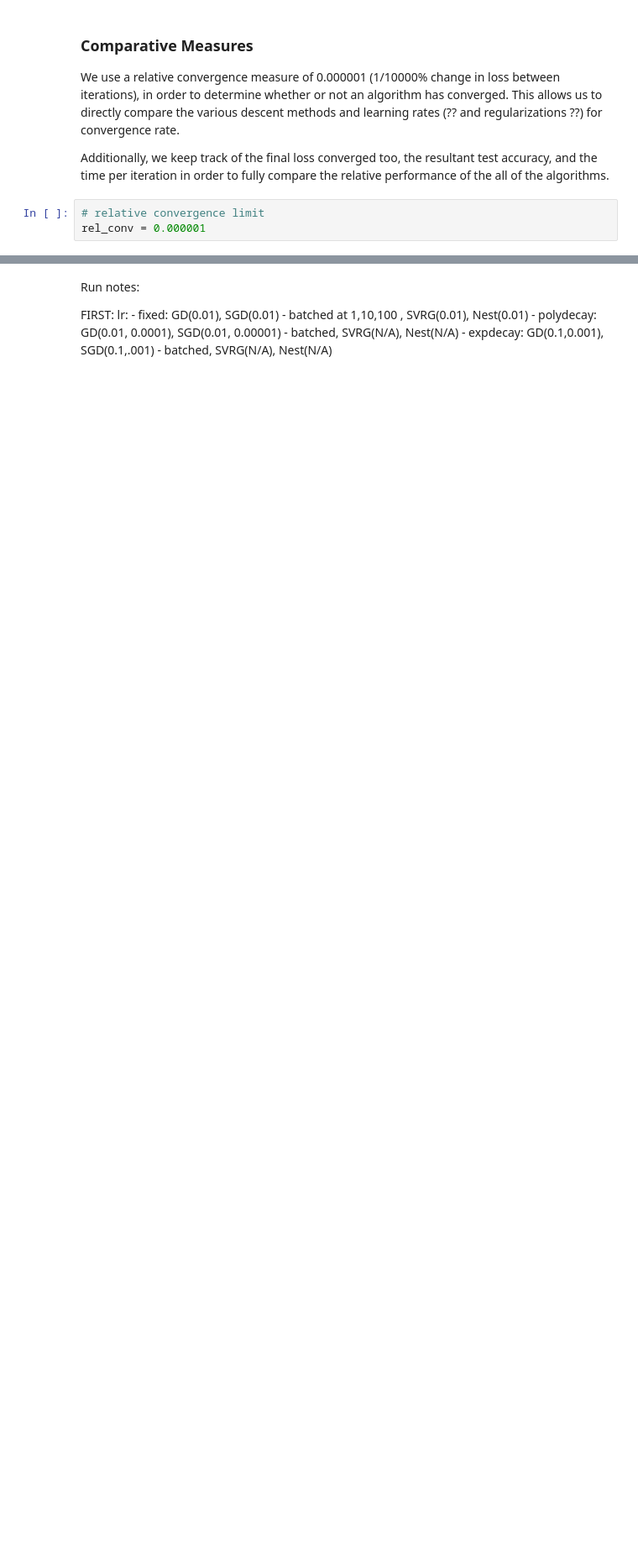
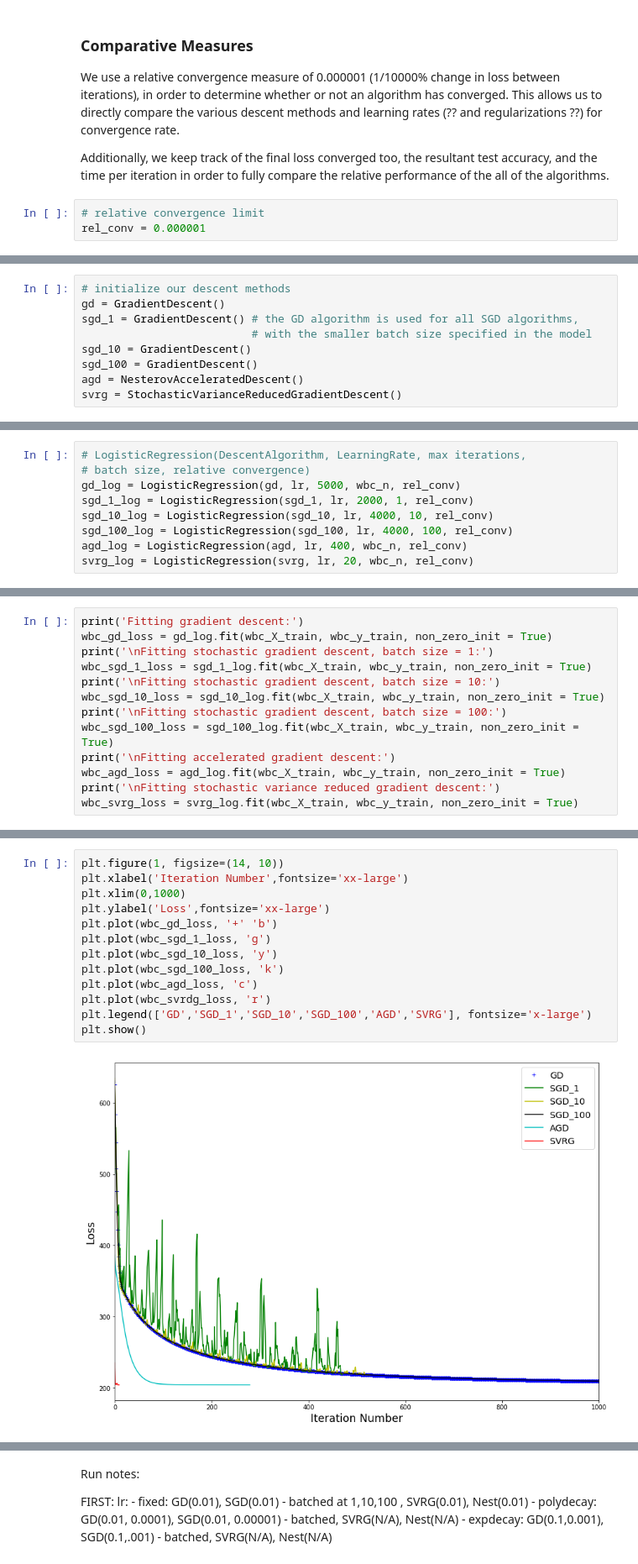
Before and after one commit to pklinkmueller/mlo_final_project, a Jupyter notebook: Logistic_Regression_Analysis.ipynb, the cells around one changed output, grey strips where cells are left out. Shown at 84% size. Saved outputs shown, nothing was run; the diff lists cells and outputs as text; blank space fills up the shorter version.

```diff
--- a/Logistic_Regression_Analysis.ipynb
+++ b/Logistic_Regression_Analysis.ipynb
@@ -46,0 +59,9 @@ rel_conv = 0.000001
+# %%
+# initialize our descent methods
+gd = GradientDescent()
+sgd_1 = GradientDescent() # the GD algorithm is used for all SGD algorithms,
+                          # with the smaller batch size specified in the model
+sgd_10 = GradientDescent()
+sgd_100 = GradientDescent()
+agd = NesterovAcceleratedDescent()
+svrg = StochasticVarianceReducedGradientDescent()
@@ -46,0 +70,9 @@ rel_conv = 0.000001
+# %%
+# LogisticRegression(DescentAlgorithm, LearningRate, max iterations,
+# batch size, relative convergence)
+gd_log = LogisticRegression(gd, lr, 5000, wbc_n, rel_conv)
+sgd_1_log = LogisticRegression(sgd_1, lr, 2000, 1, rel_conv)
+sgd_10_log = LogisticRegression(sgd_10, lr, 4000, 10, rel_conv)
+sgd_100_log = LogisticRegression(sgd_100, lr, 4000, 100, rel_conv)
+agd_log = LogisticRegression(agd, lr, 400, wbc_n, rel_conv)
+svrg_log = LogisticRegression(svrg, lr, 20, wbc_n, rel_conv)
@@ -46,0 +81,13 @@ rel_conv = 0.000001
+# %%
+print('Fitting gradient descent:')
+wbc_gd_loss = gd_log.fit(wbc_X_train, wbc_y_train, non_zero_init = True)
+print('\nFitting stochastic gradient descent, batch size = 1:')
+wbc_sgd_1_loss = sgd_1_log.fit(wbc_X_train, wbc_y_train, non_zero_init = True)
+print('\nFitting stochastic gradient descent, batch size = 10:')
+wbc_sgd_10_loss = sgd_10_log.fit(wbc_X_train, wbc_y_train, non_zero_init = True)
+print('\nFitting stochastic gradient descent, batch size = 100:')
+wbc_sgd_100_loss = sgd_100_log.fit(wbc_X_train, wbc_y_train, non_zero_init = True)
+print('\nFitting accelerated gradient descent:')
+wbc_agd_loss = agd_log.fit(wbc_X_train, wbc_y_train, non_zero_init = True)
+print('\nFitting stochastic variance reduced gradient descent:')
+wbc_svrg_loss = svrg_log.fit(wbc_X_train, wbc_y_train, non_zero_init = True)
@@ -46,0 +132,15 @@ rel_conv = 0.000001
+# %%
+plt.figure(1, figsize=(14, 10))
+plt.xlabel('Iteration Number',fontsize='xx-large')
+plt.xlim(0,1000)
+plt.ylabel('Loss',fontsize='xx-large')
+plt.plot(wbc_gd_loss, '+' 'b')
+plt.plot(wbc_sgd_1_loss, 'g')
+plt.plot(wbc_sgd_10_loss, 'y')
+plt.plot(wbc_sgd_100_loss, 'k')
+plt.plot(wbc_agd_loss, 'c')
+plt.plot(wbc_svrdg_loss, 'r')
+plt.legend(['GD','SGD_1','SGD_10','SGD_100','AGD','SVRG'], fontsize='x-large')
+plt.show()
+# %% [output]
+[figure, added]
```
Also changed, not shown: parts of 19 cells of this notebook.
